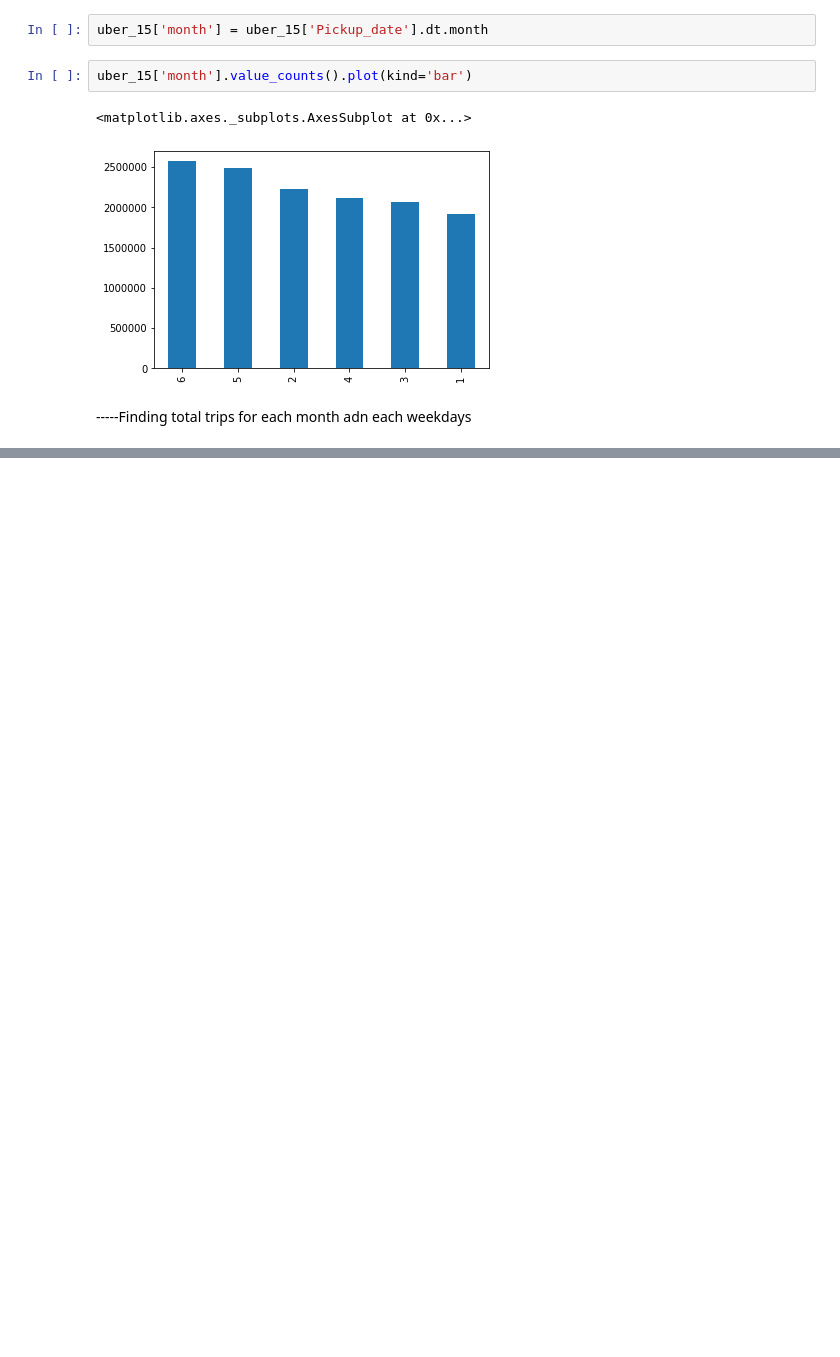
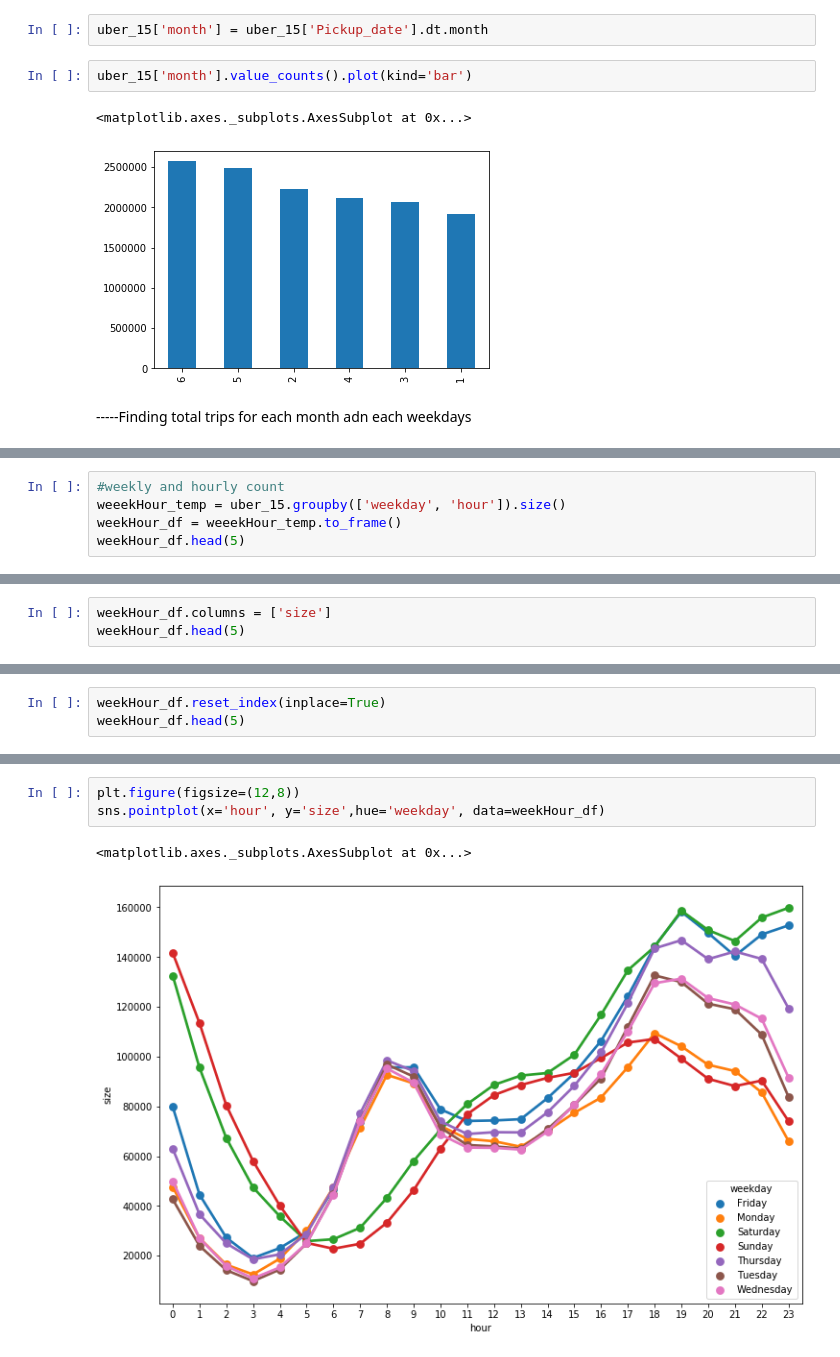
Before and after one commit to MiskaturRahman/Data-Science-PortFolio, a Jupyter notebook: uber data analysis/uber_data.ipynb, the cells around one changed output, grey strips where cells are left out. Cells and saved outputs as stored; diff of their text form; blank space fills up the shorter version.

```diff
--- a/uber data analysis/uber_data.ipynb
+++ b/uber data analysis/uber_data.ipynb
@@ -59,0 +97,5 @@ uber_15.groupby(['month', 'weekDay'], as_index=False).
+# %%
+#weekly and hourly count
+weeekHour_temp = uber_15.groupby(['weekday', 'hour']).size()
+weekHour_df = weeekHour_temp.to_frame()
+weekHour_df.head(5)
@@ -59,0 +110,3 @@ uber_15.groupby(['month', 'weekDay'], as_index=False).
+# %%
+weekHour_df.columns = ['size']
+weekHour_df.head(5)
@@ -59,0 +121,3 @@ uber_15.groupby(['month', 'weekDay'], as_index=False).
+# %%
+weekHour_df.reset_index(inplace=True)
+weekHour_df.head(5)
@@ -59,0 +131,6 @@ uber_15.groupby(['month', 'weekDay'], as_index=False).
+# %%
+plt.figure(figsize=(12,8))
+sns.pointplot(x='hour', y='size',hue='weekday', data=weekHour_df)
+# %% [output]
+<matplotlib.axes._subplots.AxesSubplot at 0x...>
+[figure, added]
```
Also changed, not shown: parts of 11 cells of this notebook.
